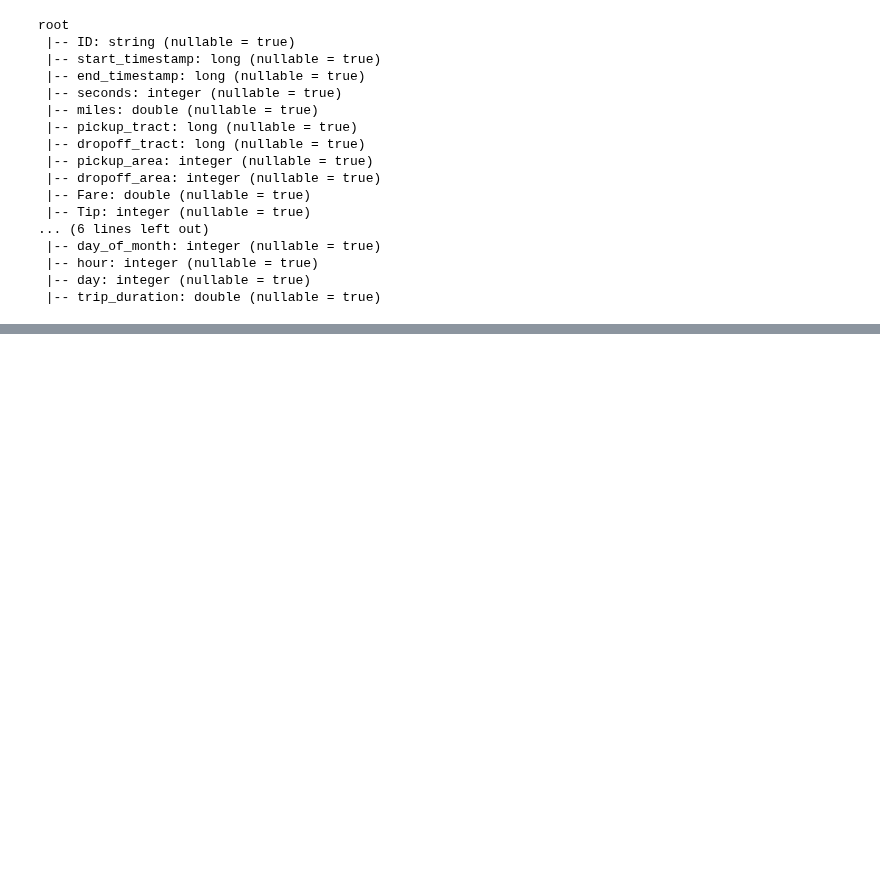
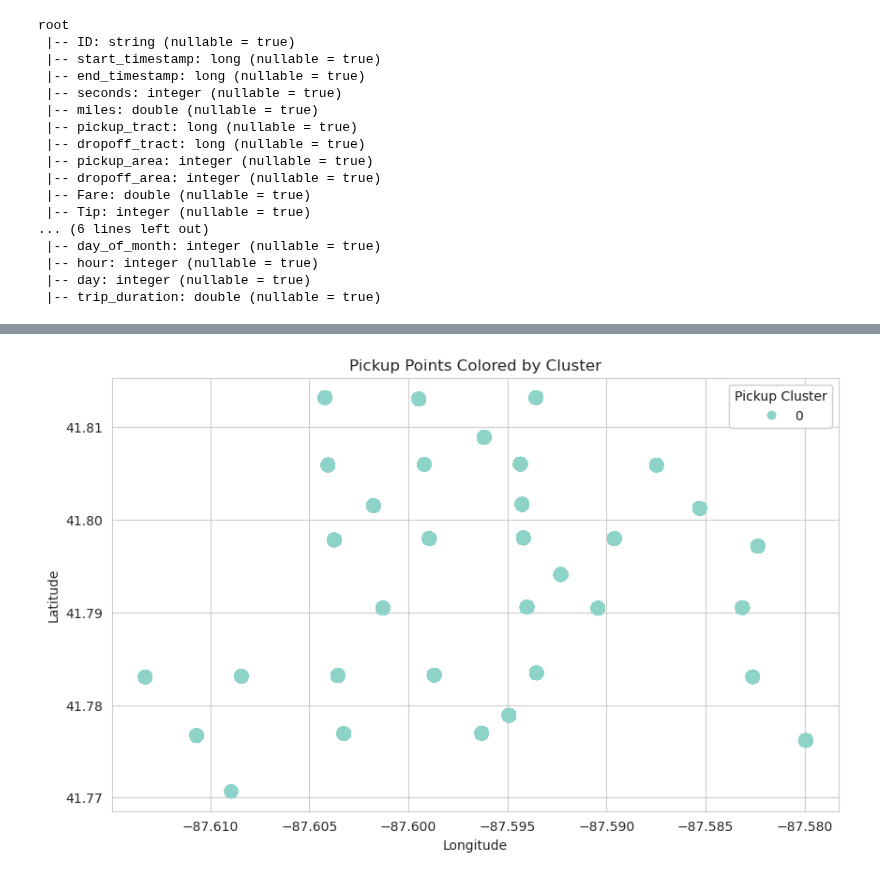
Before and after one commit to hvpachisia/uchicago-lyft-rideshare, a Jupyter notebook: dbscan.ipynb, the cells around one changed output, grey strips where cells are left out. Saved outputs shown, nothing was run; the diff lists cells and outputs as text; code cells hidden in the pictures; blank space fills up the shorter version.

```diff
--- a/dbscan.ipynb
+++ b/dbscan.ipynb
@@ -282,0 +416,21 @@ print(message_dropoff.format(df_all.count(), rs_dropoff.count(), 100*(1 - float(
+# %%
+import matplotlib.pyplot as plt
+
+# Assuming you have a DataFrame named 'pd_df' with pickup cluster information
+# You can replace 'pickup_longitude', 'pickup_latitude', and 'pickup_cluster' with your actual column names
+
+plt.figure(figsize=(10, 6))
+
+# Scatter plot colored by cluster
+scatter = plt.scatter(pdf['pickup_lon'], pdf['pickup_lat'], c=pdf['pickup_prediction'], cmap='Set3', s=100)
+
+# Add legend
+legend = plt.legend(*scatter.legend_elements(), title='Pickup Cluster')
+plt.gca().add_artist(legend)
+
+plt.title('Pickup Points Colored by Cluster')
+plt.xlabel('Longitude')
+plt.ylabel('Latitude')
+plt.show()
+# %% [output]
+[figure, added]
```
Also changed, not shown: parts of 29 cells of this notebook.
